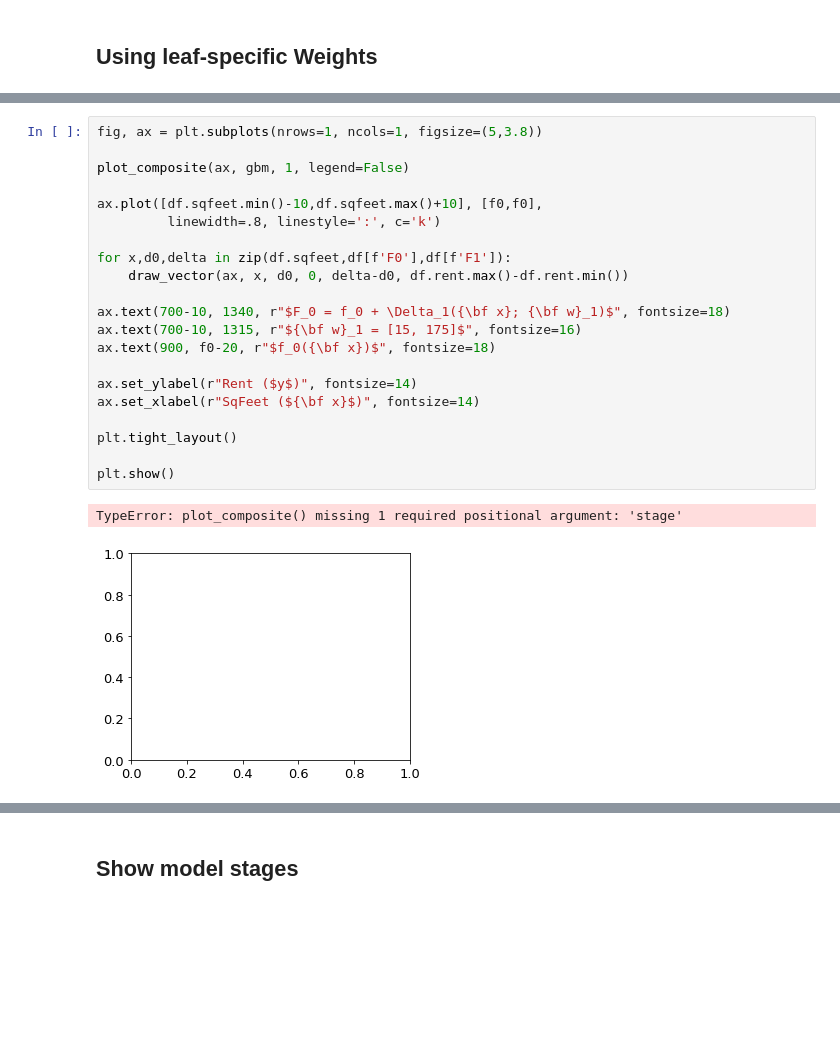
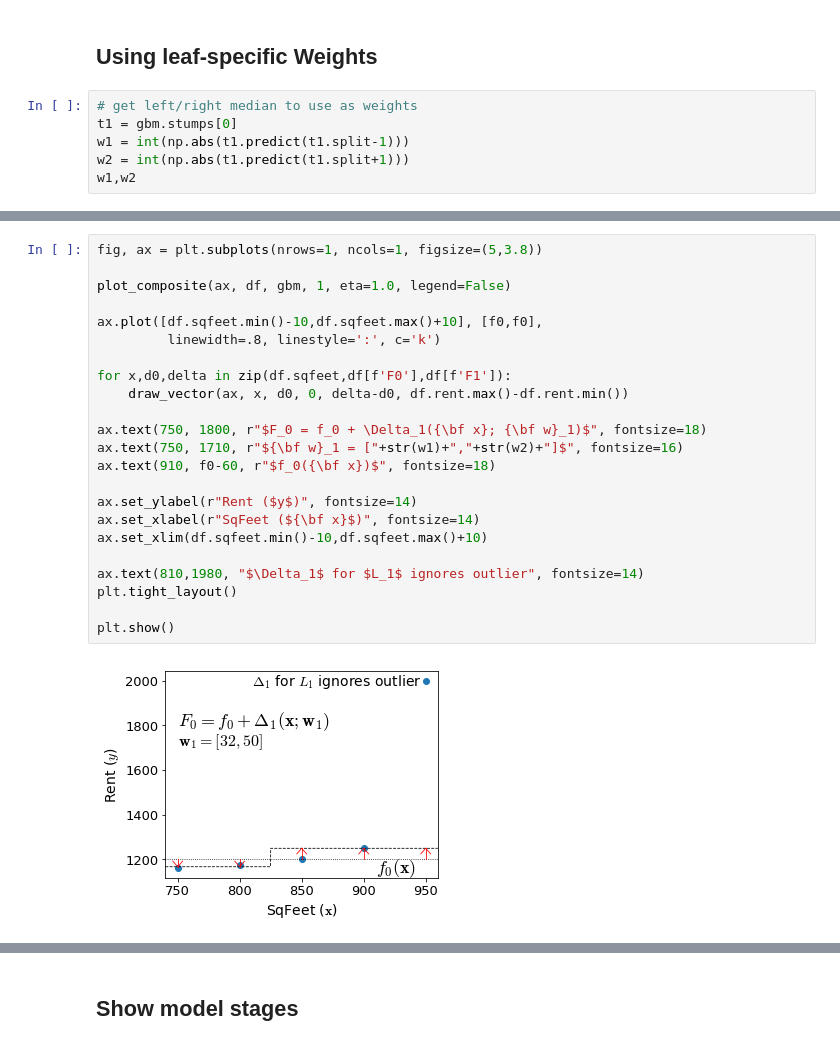
Before and after one commit to parrt/ml-articles, a Jupyter notebook: gradient-boosting/notebooks/dev-mae.ipynb, the cells around one changed output, grey strips where cells are left out. Saved outputs shown, nothing was run; the diff lists cells and outputs as text; blank space fills up the shorter version.

```diff
--- a/gradient-boosting/notebooks/dev-mae.ipynb
+++ b/gradient-boosting/notebooks/dev-mae.ipynb
@@ -133,3 +134,9 @@ plt.show()
 [figure]
 # %% [markdown]
 ## Using leaf-specific Weights
+# %%
+# get left/right median to use as weights
+t1 = gbm.stumps[0]
+w1 = int(np.abs(t1.predict(t1.split-1)))
+w2 = int(np.abs(t1.predict(t1.split+1)))
+w1,w2
@@ -181,26 +190,27 @@ plt.show()
 # %%
 fig, ax = plt.subplots(nrows=1, ncols=1, figsize=(5,3.8))
 
-plot_composite(ax, gbm, 1, legend=False)
+plot_composite(ax, df, gbm, 1, eta=1.0, legend=False)
 
 ax.plot([df.sqfeet.min()-10,df.sqfeet.max()+10], [f0,f0],
          linewidth=.8, linestyle=':', c='k')
 
 for x,d0,delta in zip(df.sqfeet,df[f'F0'],df[f'F1']):
     draw_vector(ax, x, d0, 0, delta-d0, df.rent.max()-df.rent.min())
 
-ax.text(700-10, 1340, r"$F_0 = f_0 + \Delta_1({\bf x}; {\bf w}_1)$", fontsize=18)
-ax.text(700-10, 1315, r"${\bf w}_1 = [15, 175]$", fontsize=16)
-ax.text(900, f0-20, r"$f_0({\bf x})$", fontsize=18)
+ax.text(750, 1800, r"$F_0 = f_0 + \Delta_1({\bf x}; {\bf w}_1)$", fontsize=18)
+ax.text(750, 1710, r"${\bf w}_1 = ["+str(w1)+","+str(w2)+"]$", fontsize=16)
+ax.text(910, f0-60, r"$f_0({\bf x})$", fontsize=18)
 
 ax.set_ylabel(r"Rent ($y$)", fontsize=14)
 ax.set_xlabel(r"SqFeet (${\bf x}$)", fontsize=14)
+ax.set_xlim(df.sqfeet.min()-10,df.sqfeet.max()+10)
 
+ax.text(810,1980, "$\Delta_1$ for $L_1$ ignores outlier", fontsize=14)
 plt.tight_layout()
 
 plt.show()
 # %% [output]
-TypeError: plot_composite() missing 1 required positional argument: 'stage'
-[figure, old version]
+[figure, new version]
 # %%
 fig, axes = plt.subplots(nrows=1, ncols=3, figsize=(11, 4), sharey=True)
```
Also changed, not shown: parts of 11 cells of this notebook, 3 other files.
